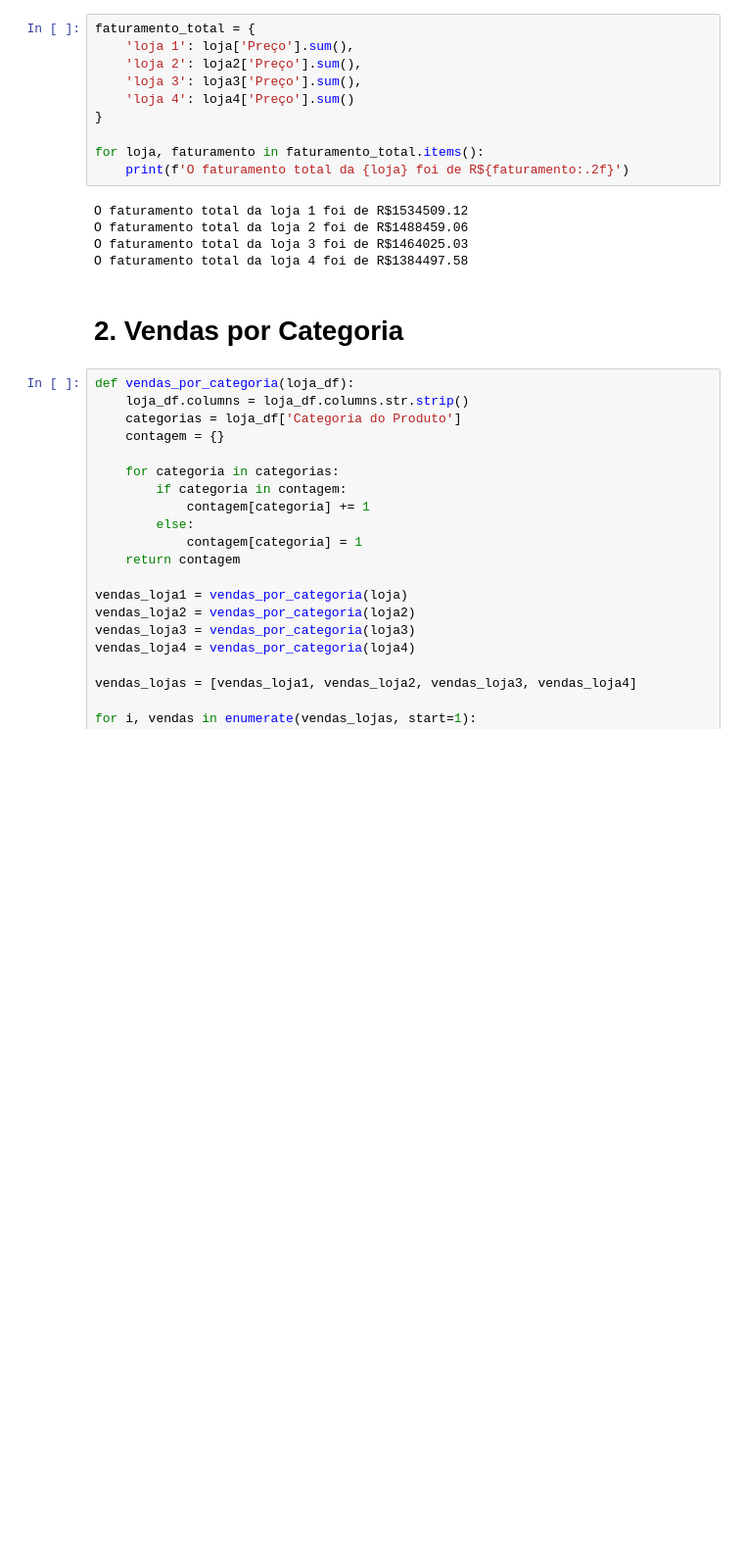
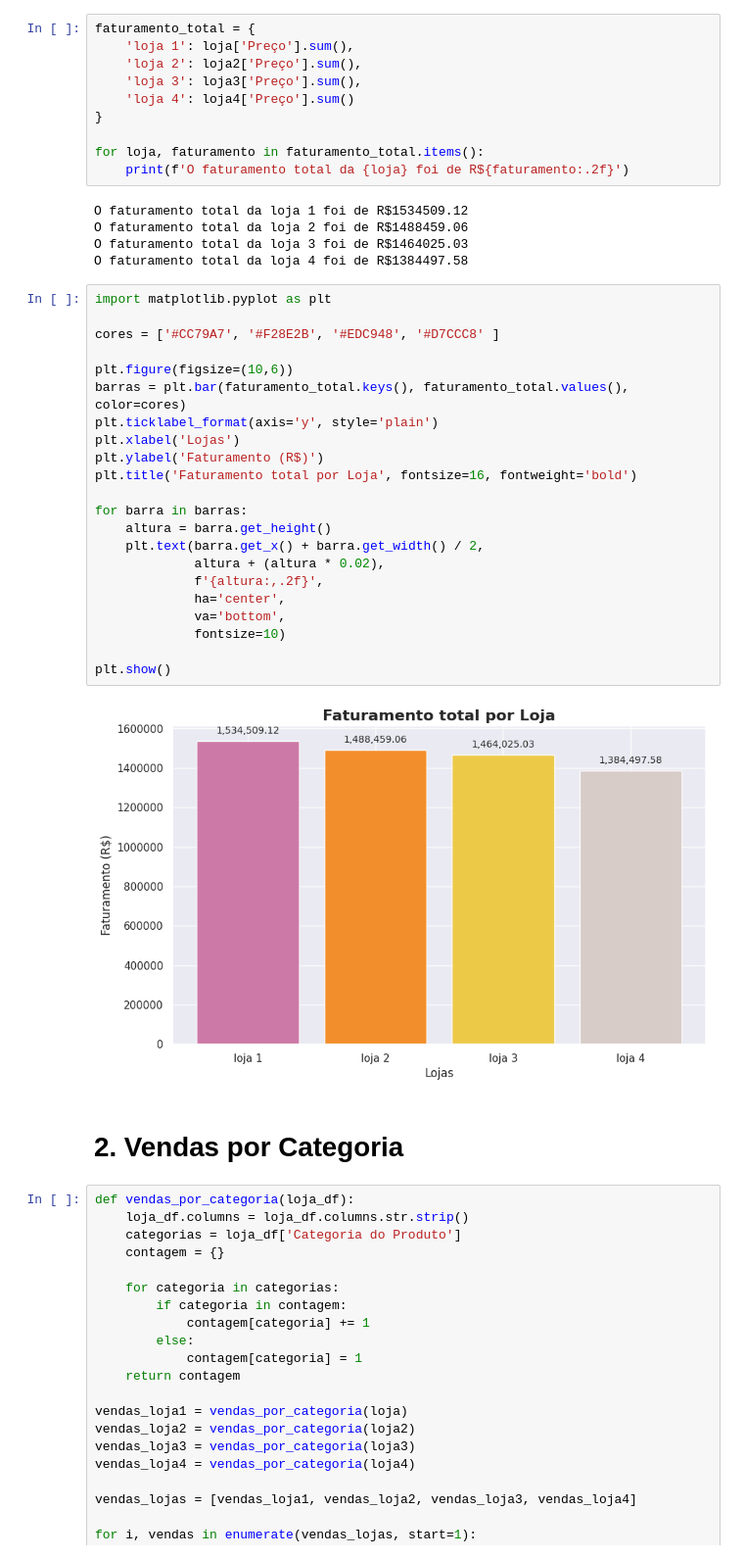
Before and after one commit to isadoramelo95/Alura-store-challange, a Jupyter notebook: AluraStoreBr.ipynb, the cells around one changed output. Shown at 98% size. Saved outputs shown, nothing was run; the diff lists cells and outputs as text; blank space fills up the shorter version.

Commit message:
Adicionados os gráficos: donuts, tendências e dois de barra

```diff
--- a/AluraStoreBr.ipynb
+++ b/AluraStoreBr.ipynb
@@ -38,6 +38,30 @@ O faturamento total da loja 1 foi de R$1534509.12
 O faturamento total da loja 2 foi de R$1488459.06
 O faturamento total da loja 3 foi de R$1464025.03
 O faturamento total da loja 4 foi de R$1384497.58
+# %%
+import matplotlib.pyplot as plt
+
+cores = ['#CC79A7', '#F28E2B', '#EDC948', '#D7CCC8' ]
+
+plt.figure(figsize=(10,6))
+barras = plt.bar(faturamento_total.keys(), faturamento_total.values(), color=cores)
+plt.ticklabel_format(axis='y', style='plain')
+plt.xlabel('Lojas')
+plt.ylabel('Faturamento (R$)')
+plt.title('Faturamento total por Loja', fontsize=16, fontweight='bold')
+
+for barra in barras:
+    altura = barra.get_height()
+    plt.text(barra.get_x() + barra.get_width() / 2,
+             altura + (altura * 0.02),
+             f'{altura:,.2f}',
+             ha='center',
+             va='bottom',
+             fontsize=10)
+
+plt.show()
+# %% [output]
+[figure, added]
 # %% [markdown]
 # 2. Vendas por Categoria
 # %%
```
Also changed, not shown: parts of 6 cells of this notebook.
